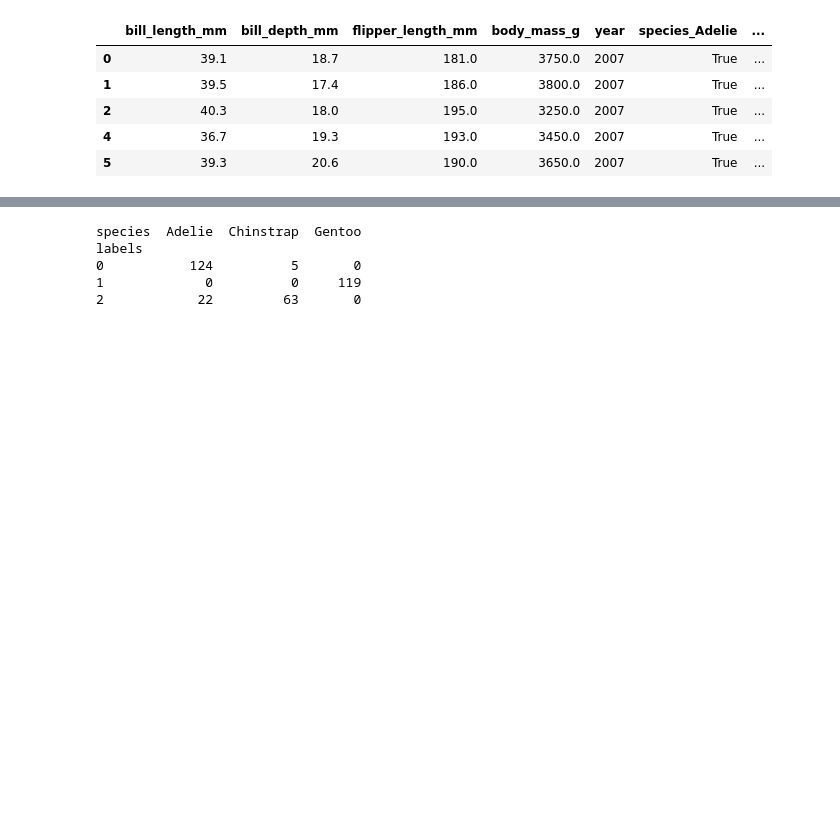
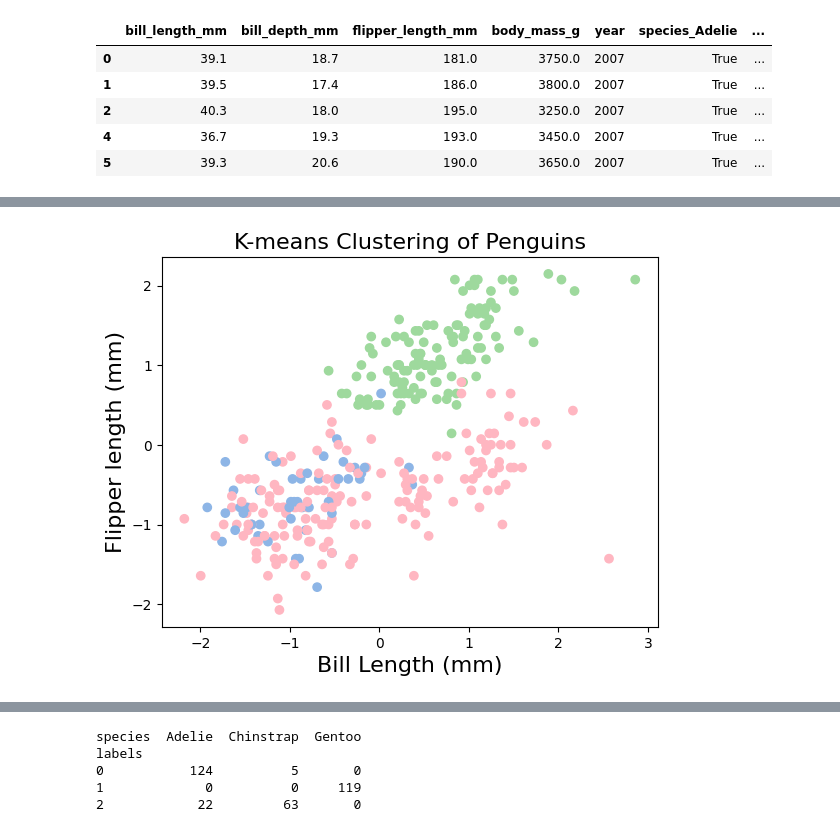
Before and after one commit to carinachu22/introtoAI, a Jupyter notebook: kmeans.ipynb, the cells around one changed output, grey strips where cells are left out. Cells and saved outputs as stored; diff of their text form; code cells hidden in the pictures; blank space fills up the shorter version.

```diff
--- a/kmeans.ipynb
+++ b/kmeans.ipynb
@@ -70,0 +76,10 @@ plt.show()
+# %%
+# Step 8: Visualize the clusters
+colors = ['#8db5e6', '#9ed99d', '#ffb6c1']
+plt.scatter(X_scaled[:, 0], X_scaled[:, 2], c=[colors[label] for label in cluster_labels])
+plt.xlabel('Bill Length (mm)', fontsize = font_size)
+plt.ylabel('Flipper length (mm)',fontsize = font_size)
+plt.title('K-means Clustering of Penguins',fontsize = font_size)
+plt.show()
+# %% [output]
+[figure, added]
```
Also changed, not shown: parts of 5 cells of this notebook.
